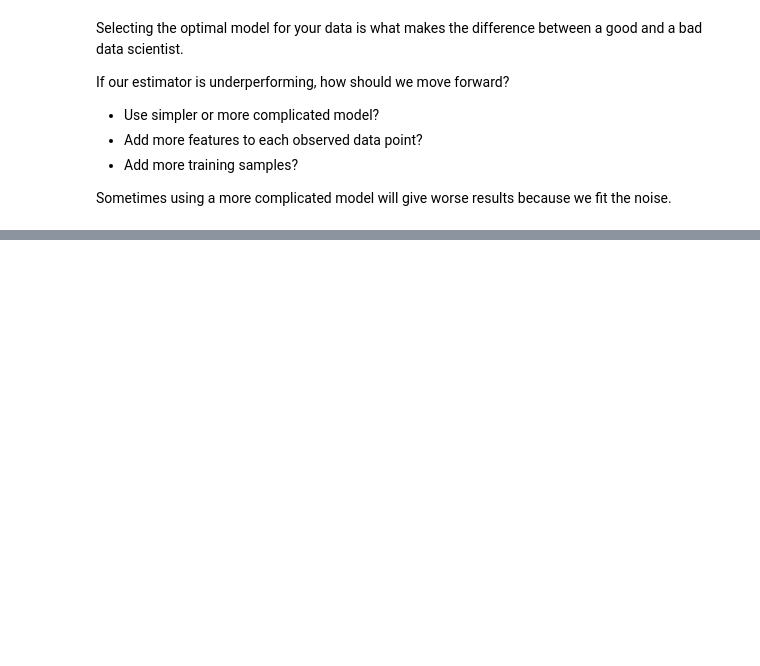
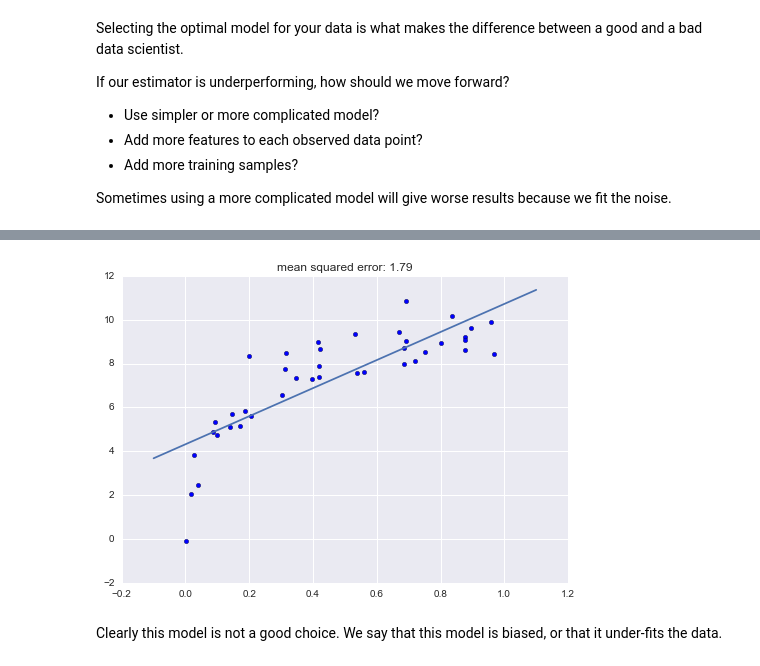
Before and after one commit to toastmaker/5bss, a Jupyter notebook: notebooks/03 Overfitting and validations.ipynb, the cells around one changed output, grey strips where cells are left out. Saved outputs shown, nothing was run; the diff lists cells and outputs as text; code cells hidden in the pictures; blank space fills up the shorter version.

```diff
--- a/notebooks/03 Overfitting and validations.ipynb
+++ b/notebooks/03 Overfitting and validations.ipynb
@@ -146,0 +170,16 @@ Sometimes using a more complicated model will give worse results because we fit
+# %%
+X_test = np.linspace(-0.1, 1.1, 500)[:, None]
+
+from sklearn.linear_model import LinearRegression
+from sklearn.metrics import mean_squared_error
+model = LinearRegression()
+model.fit(X, y)
+y_test = model.predict(X_test)
+
+plt.scatter(X.ravel(), y)
+plt.plot(X_test.ravel(), y_test)
+plt.title("mean squared error: {0:.3g}".format(mean_squared_error(model.predict(X), y)));
+# %% [output]
+[figure, added]
+# %% [markdown]
+Clearly this model is not a good choice. We say that this model is biased, or that it under-fits the data.
```
Also changed, not shown: parts of 40 cells of this notebook, 9 other files.
